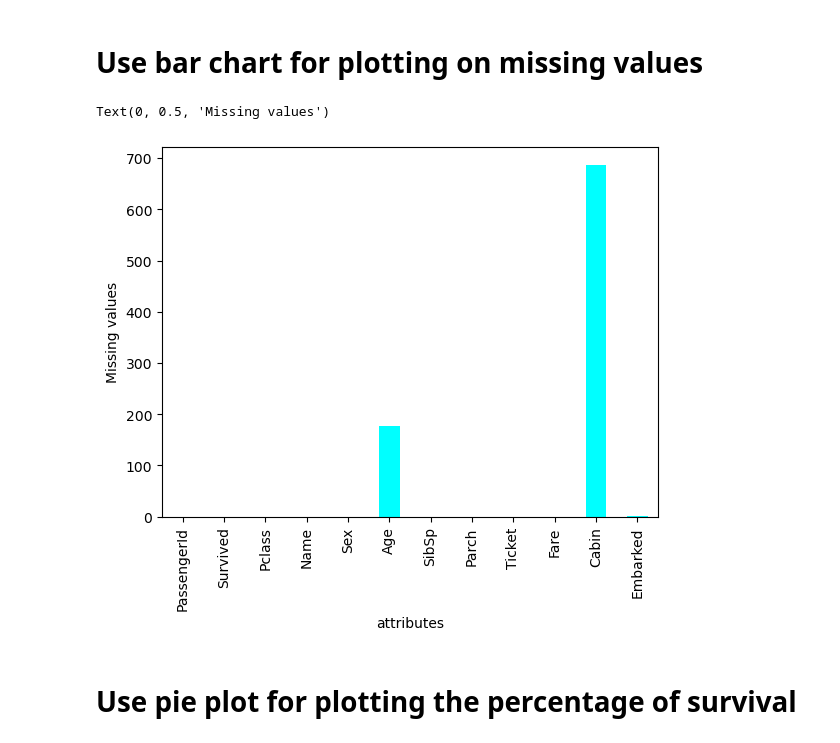
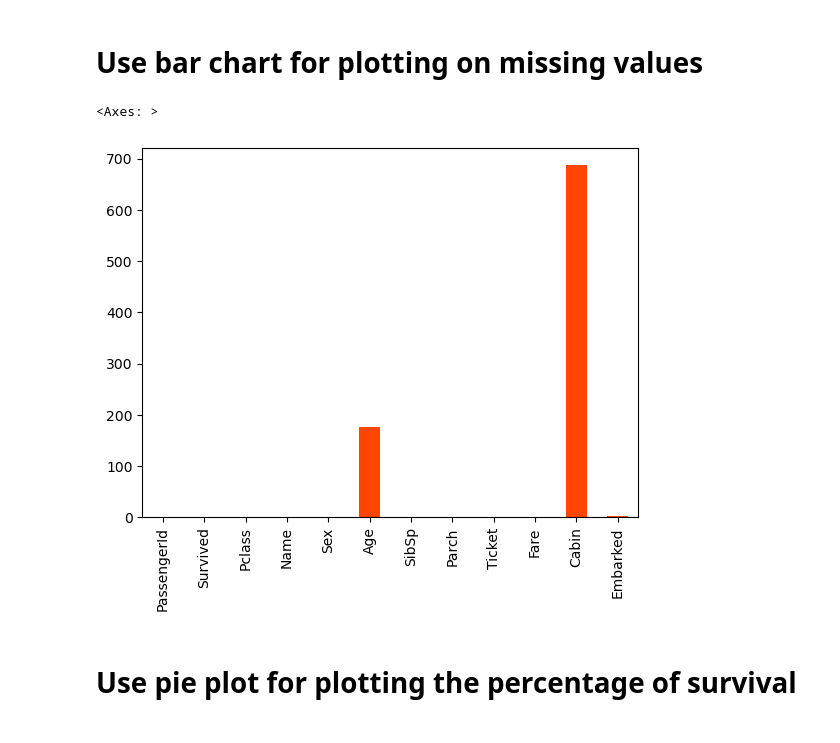
Before and after one commit to BhaskarSamanta/machinelearning_algorithms, a Jupyter notebook: Data_Plotting_.ipynb, the cells around one changed output. Drawn from its saved outputs; the diff is of its cells as text; code cells hidden in the pictures.

```diff
--- a/Data_Plotting_.ipynb
+++ b/Data_Plotting_.ipynb
@@ -3,14 +3,19 @@
 # %%
 import pandas as pd
 import matplotlib.pyplot as plt
+import seaborn as sb
 df = pd.read_csv('titanic.csv')
 data= df.isnull().sum()
-data.plot(kind = "bar",color= "cyan")
-plt.xlabel("attributes")
-plt.ylabel("Missing values")
+# data2=df.describe()
+# agemean=df['Age'].describe().loc['min']
+# print(agemean)
+
+data.plot(kind='bar',color='orangered')
+#plt.xlabel("attributes")
+#plt.ylabel("Missing values")
 # %% [output]
-Text(0, 0.5, 'Missing values')
+<Axes: >
-[figure, old version]
+[figure, new version]
 # %% [markdown]
 # Use pie plot for plotting the percentage of survival
 # %%
```
Also changed, not shown: parts of 4 cells of this notebook, 10 other files.
